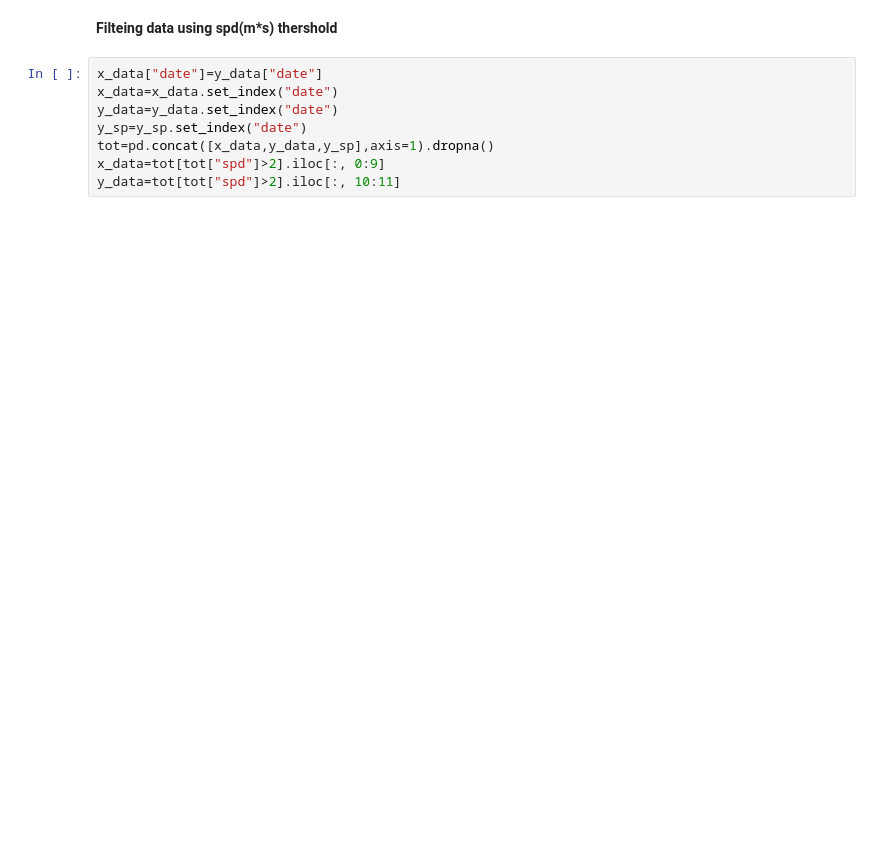
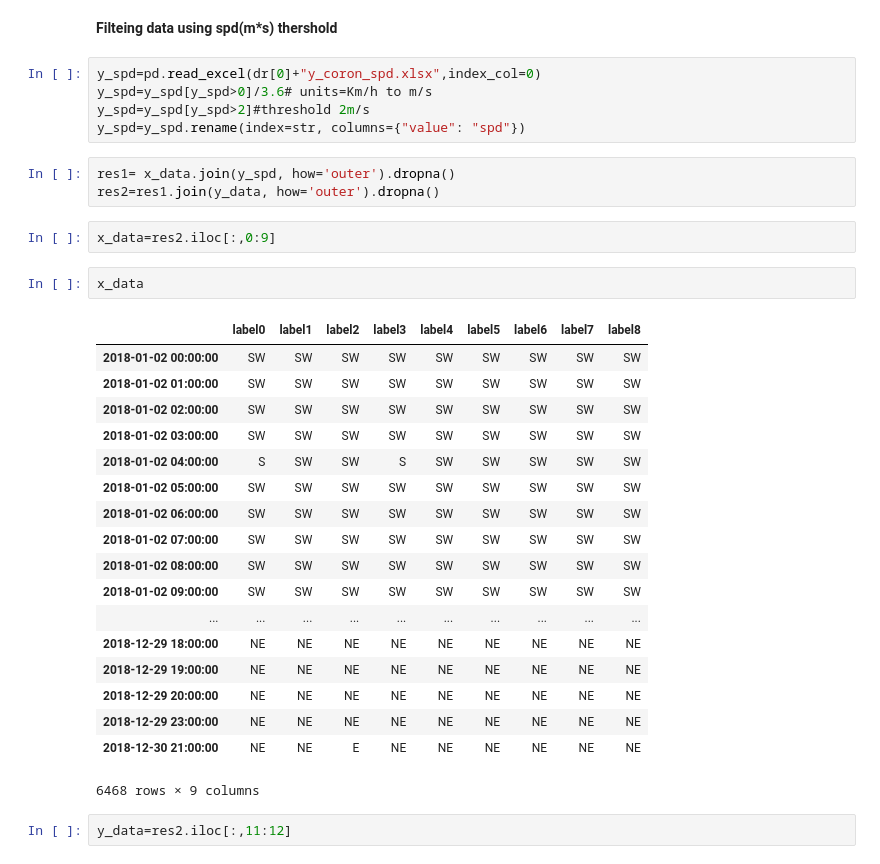
Before and after one commit to granantuin/Model_vs_data_label, a Jupyter notebook: Display_data_model_label.ipynb, the cells around one changed output. Saved outputs shown, nothing was run; the diff lists cells and outputs as text; blank space fills up the shorter version.

```diff
--- a/Display_data_model_label.ipynb
+++ b/Display_data_model_label.ipynb
@@ -109,11 +171,36 @@ Recall weighted = 32.23%
 *******************************************************
 # %% [markdown]
 **Filteing data using spd(m*s) thershold**
-# %%
-x_data["date"]=y_data["date"]
-x_data=x_data.set_index("date")
-y_data=y_data.set_index("date")
-y_sp=y_sp.set_index("date")
-tot=pd.concat([x_data,y_data,y_sp],axis=1).dropna()
-x_data=tot[tot["spd"]>2].iloc[:, 0:9]
-y_data=tot[tot["spd"]>2].iloc[:, 10:11]
+# %%
+y_spd=pd.read_excel(dr[0]+"y_coron_spd.xlsx",index_col=0)
+y_spd=y_spd[y_spd>0]/3.6# units=Km/h to m/s
+y_spd=y_spd[y_spd>2]#threshold 2m/s
+y_spd=y_spd.rename(index=str, columns={"value": "spd"})
+# %%
+res1= x_data.join(y_spd, how='outer').dropna()
+res2=res1.join(y_data, how='outer').dropna()
+# %%
+x_data=res2.iloc[:,0:9]
+# %%
+x_data
+# %% [output]
+|  | label0 | label1 | label2 | label3 | label4 | label5 | label6 | label7 | label8 |
+| 2018-01-02 00:00:00 | SW | SW | SW | SW | SW | SW | SW | SW | SW |
+| 2018-01-02 01:00:00 | SW | SW | SW | SW | SW | SW | SW | SW | SW |
+| 2018-01-02 02:00:00 | SW | SW | SW | SW | SW | SW | SW | SW | SW |
+| 2018-01-02 03:00:00 | SW | SW | SW | SW | SW | SW | SW | SW | SW |
+| 2018-01-02 04:00:00 | S | SW | SW | S | SW | SW | SW | SW | SW |
+| 2018-01-02 05:00:00 | SW | SW | SW | SW | SW | SW | SW | SW | SW |
+| 2018-01-02 06:00:00 | SW | SW | SW | SW | SW | SW | SW | SW | SW |
+| 2018-01-02 07:00:00 | SW | SW | SW | SW | SW | SW | SW | SW | SW |
+| 2018-01-02 08:00:00 | SW | SW | SW | SW | SW | SW | SW | SW | SW |
+| 2018-01-02 09:00:00 | SW | SW | SW | SW | SW | SW | SW | SW | SW |
+| ... | ... | ... | ... | ... | ... | ... | ... | ... | ... |
+| 2018-12-29 18:00:00 | NE | NE | NE | NE | NE | NE | NE | NE | NE |
+| 2018-12-29 19:00:00 | NE | NE | NE | NE | NE | NE | NE | NE | NE |
+| 2018-12-29 20:00:00 | NE | NE | NE | NE | NE | NE | NE | NE | NE |
+| 2018-12-29 23:00:00 | NE | NE | NE | NE | NE | NE | NE | NE | NE |
+| 2018-12-30 21:00:00 | NE | NE | E | NE | NE | NE | NE | NE | NE |
+6468 rows × 9 columns
+# %%
+y_data=res2.iloc[:,11:12]
```
Also changed, not shown: parts of 15 cells of this notebook.
